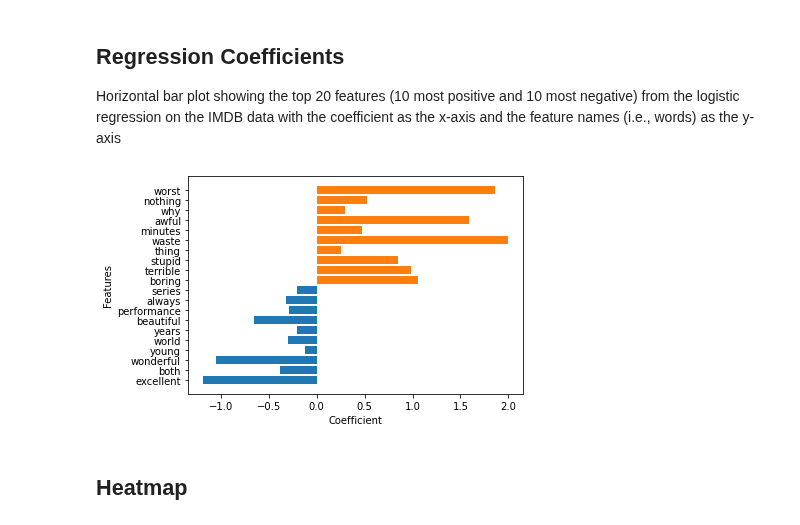
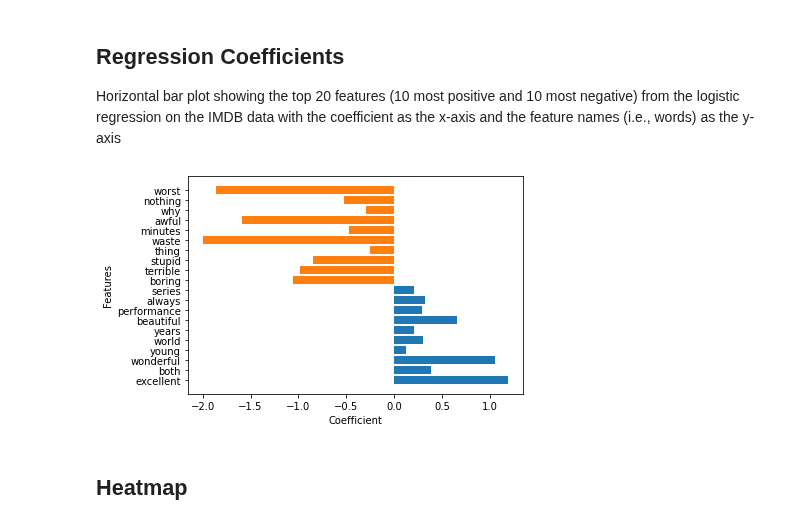
Before and after one commit to acollin19/comp551, a Jupyter notebook: A2/assignment2_group_24.ipynb, the cells around one changed output. Saved outputs shown, nothing was run; the diff lists cells and outputs as text; code cells hidden in the pictures.

```diff
--- a/A2/assignment2_group_24.ipynb
+++ b/A2/assignment2_group_24.ipynb
@@ -679,24 +662,25 @@ plt.show()
 ## Regression Coefficients
 Horizontal bar plot showing the top 20 features (10 most positive and 10 most negative) from the logistic regression on the IMDB data with the coefficient as the x-axis and the feature names (i.e., words) as the y-axis
 # %%
-coefficients = model.coef_.transpose().flatten()
+coefficients = -model.coef_.transpose().flatten()
 
 #-101 to make indices match
 posindices = pos['indices'].values-101
 negindices = neg['indices'].values-101
 
 poscoef = list(coefficients[posindices])
 negcoef = list(coefficients[negindices])
 
 
 plt.barh(poswords,poscoef)
 plt.barh(negwords,negcoef)
 
 plt.xlabel('Coefficient')
 plt.ylabel('Features')
+plt.show()
 #plt.savefig('feature_LogisReg.png')
 # %% [output]
-[figure, old version]
+[figure, new version]
 # %% [markdown]
 ## Heatmap
 # %%
```
Also changed, not shown: parts of 10 cells of this notebook.
